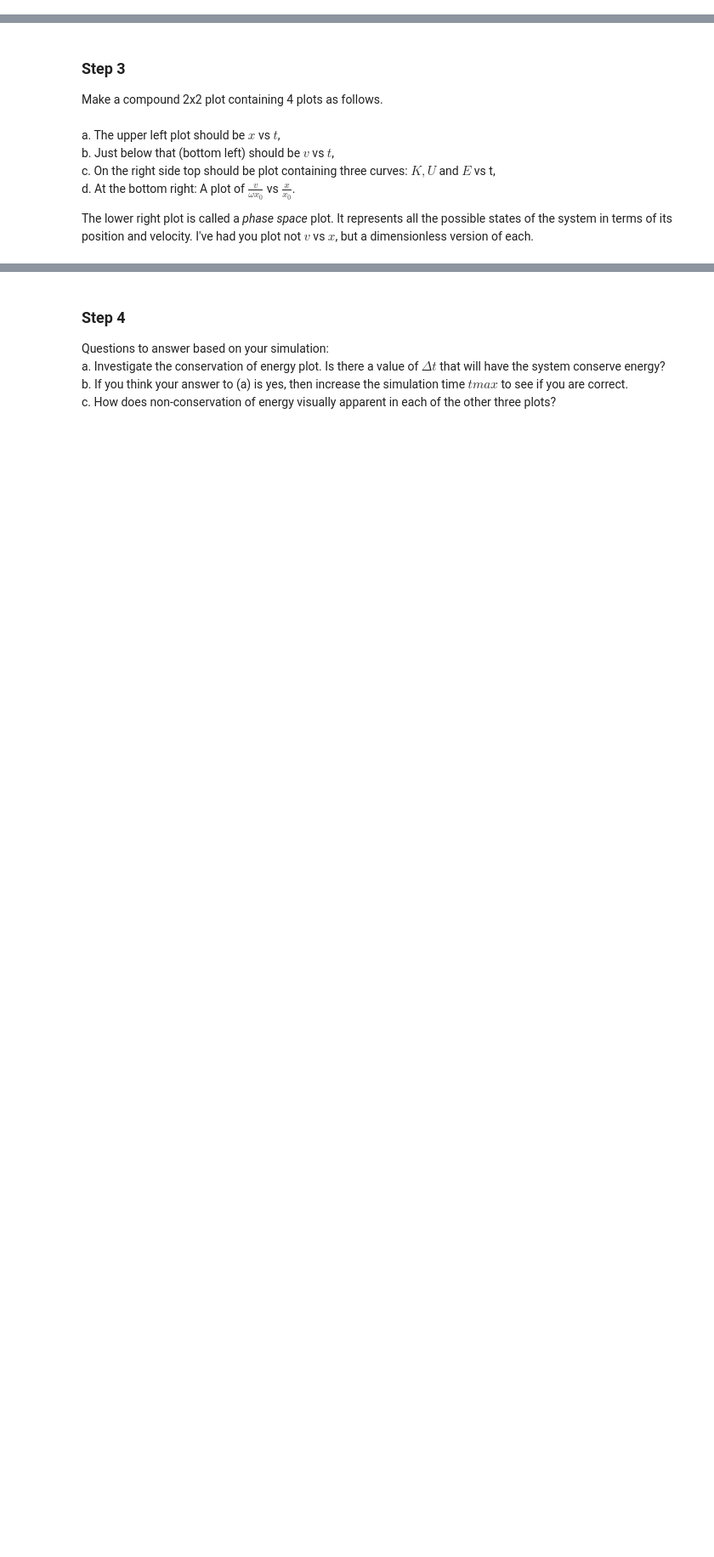
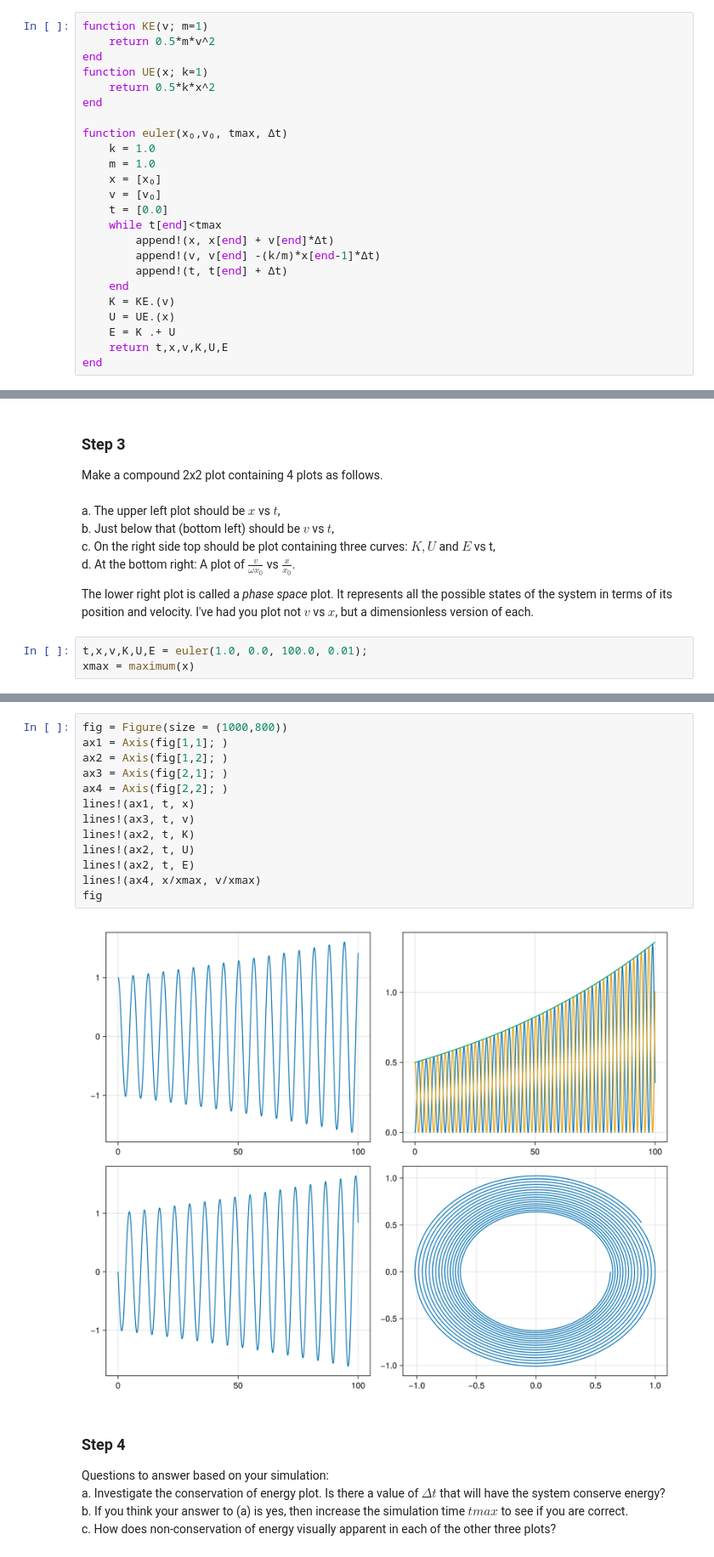
Before and after one commit to CompPhysJulia/Spring2024, a Jupyter notebook: LectureNotes/Class_10/Class10_12Feb2024.ipynb, the cells around one changed output, grey strips where cells are left out. Shown at 85% size. Cells and saved outputs as stored; diff of their text form; blank space fills up the shorter version.

```diff
--- a/LectureNotes/Class_10/Class10_12Feb2024.ipynb
+++ b/LectureNotes/Class_10/Class10_12Feb2024.ipynb
@@ -42,0 +53,24 @@ the initial position ($x_0$), velocity ($v_0$), and the maximum simulation time
+# %%
+function KE(v; m=1)
+    return 0.5*m*v^2
+end
+function UE(x; k=1)
+    return 0.5*k*x^2
+end
+
+function euler(x₀,v₀, tmax, Δt)
+    k = 1.0
+    m = 1.0
+    x = [x₀]
+    v = [v₀]
+    t = [0.0]
+    while t[end]<tmax
+        append!(x, x[end] + v[end]*Δt)
+        append!(v, v[end] -(k/m)*x[end-1]*Δt)
+        append!(t, t[end] + Δt)
+    end
+    K = KE.(v)
+    U = UE.(x)
+    E = K .+ U
+    return t,x,v,K,U,E
+end
@@ -50,3 +86,6 @@ Make a compound 2x2 plot containing 4 plots as follows. <br>\
 
 The lower right plot is called a *phase space* plot. It represents all the possible states of the system in terms of its
 position and velocity. I've had you plot not $v$ vs $x$, but a dimensionless version of each.
+# %%
+t,x,v,K,U,E = euler(1.0, 0.0, 100.0, 0.01);
+xmax = maximum(x)
@@ -53,3 +94,18 @@ position and velocity. I've had you plot not $v$ vs $x$, but a dimensionless ver
+# %%
+fig = Figure(size = (1000,800))
+ax1 = Axis(fig[1,1]; )
+ax2 = Axis(fig[1,2]; )
+ax3 = Axis(fig[2,1]; )
+ax4 = Axis(fig[2,2]; )
+lines!(ax1, t, x)
+lines!(ax3, t, v)
+lines!(ax2, t, K)
+lines!(ax2, t, U)
+lines!(ax2, t, E)
+lines!(ax4, x/xmax, v/xmax)
+fig
+# %% [output]
+[figure, added]
 # %% [markdown]
 ### Step 4
 Questions to answer based on your simulation:<br>
```
Also changed, not shown: parts of 4 cells of this notebook.
